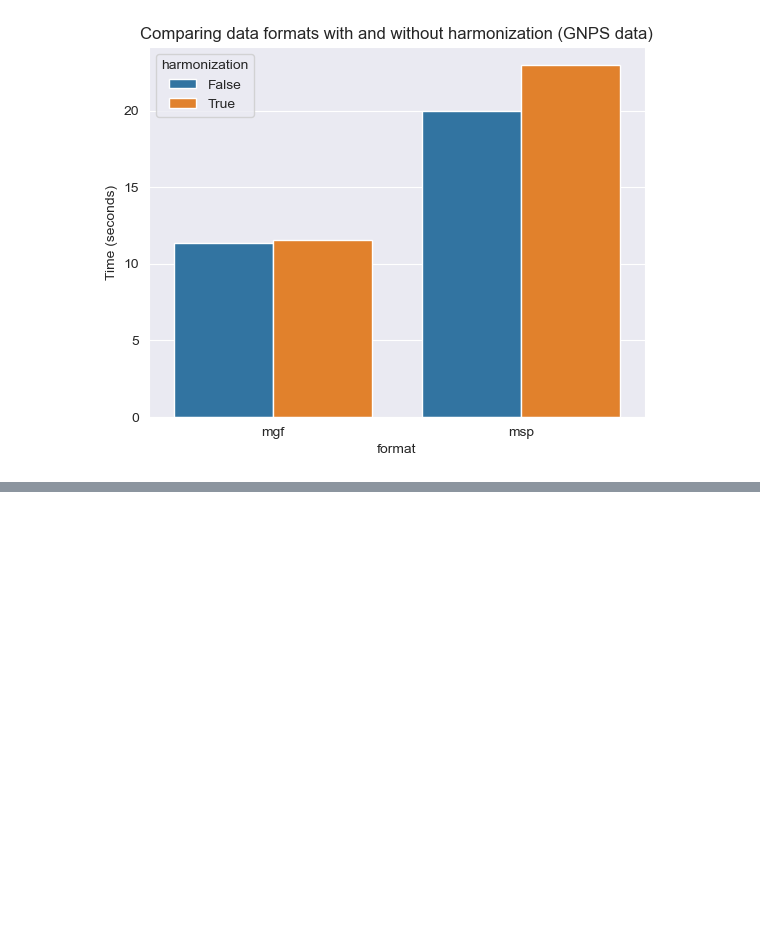
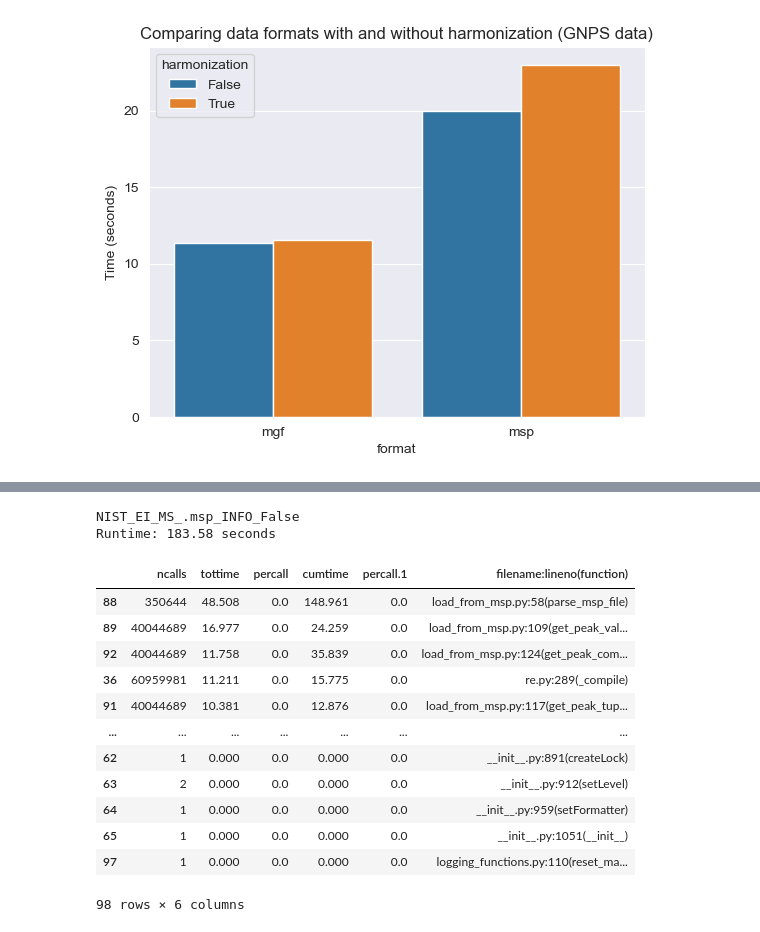
Before and after one commit to maximskoryk/matchms, a Jupyter notebook: benchmarking/profile_analysis.ipynb, the cells around one changed output, grey strips where cells are left out. Cells and saved outputs as stored; diff of their text form; code cells hidden in the pictures; blank space fills up the shorter version.

```diff
--- a/benchmarking/profile_analysis.ipynb
+++ b/benchmarking/profile_analysis.ipynb
@@ -169,0 +174,21 @@ harmonized_profiles[0].profile.sort_values(by="tottime", ascending=False)
+# %%
+unharmonized_profiles_msp = [p for p in profiles if p.fileformat == "msp" and not p.harmonization]
+print(unharmonized_profiles_msp[6])
+print(f"Runtime: {unharmonized_profiles_msp[6].time:.2f} seconds")
+unharmonized_profiles_msp[6].profile.sort_values(by="tottime", ascending=False)
+# %% [output]
+NIST_EI_MS_.msp_INFO_False
+Runtime: 183.58 seconds
+|  | ncalls | tottime | percall | cumtime | percall.1 | filename:lineno(function) |
+| 88 | 350644 | 48.508 | 0.0 | 148.961 | 0.0 | load_from_msp.py:58(parse_msp_file) |
+| 89 | 40044689 | 16.977 | 0.0 | 24.259 | 0.0 | load_from_msp.py:109(get_peak_val... |
+| 92 | 40044689 | 11.758 | 0.0 | 35.839 | 0.0 | load_from_msp.py:124(get_peak_com... |
+| 36 | 60959981 | 11.211 | 0.0 | 15.775 | 0.0 | re.py:289(_compile) |
+| 91 | 40044689 | 10.381 | 0.0 | 12.876 | 0.0 | load_from_msp.py:117(get_peak_tup... |
+| ... | ... | ... | ... | ... | ... | ... |
+| 62 | 1 | 0.000 | 0.0 | 0.000 | 0.0 | __init__.py:891(createLock) |
+| 63 | 2 | 0.000 | 0.0 | 0.000 | 0.0 | __init__.py:912(setLevel) |
+| 64 | 1 | 0.000 | 0.0 | 0.000 | 0.0 | __init__.py:959(setFormatter) |
+| 65 | 1 | 0.000 | 0.0 | 0.000 | 0.0 | __init__.py:1051(__init__) |
+| 97 | 1 | 0.000 | 0.0 | 0.000 | 0.0 | logging_functions.py:110(reset_ma... |
+98 rows × 6 columns
```
Also changed, not shown: parts of 1 cell of this notebook.
